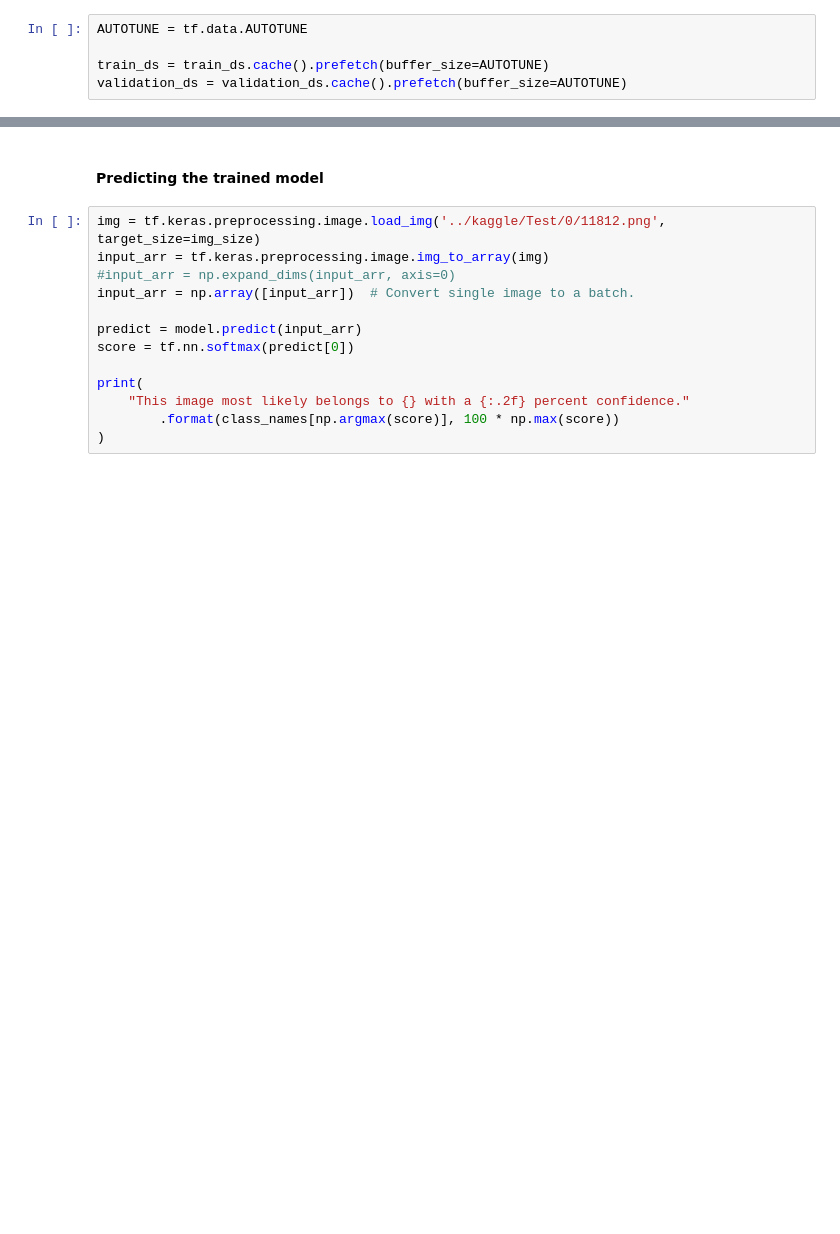
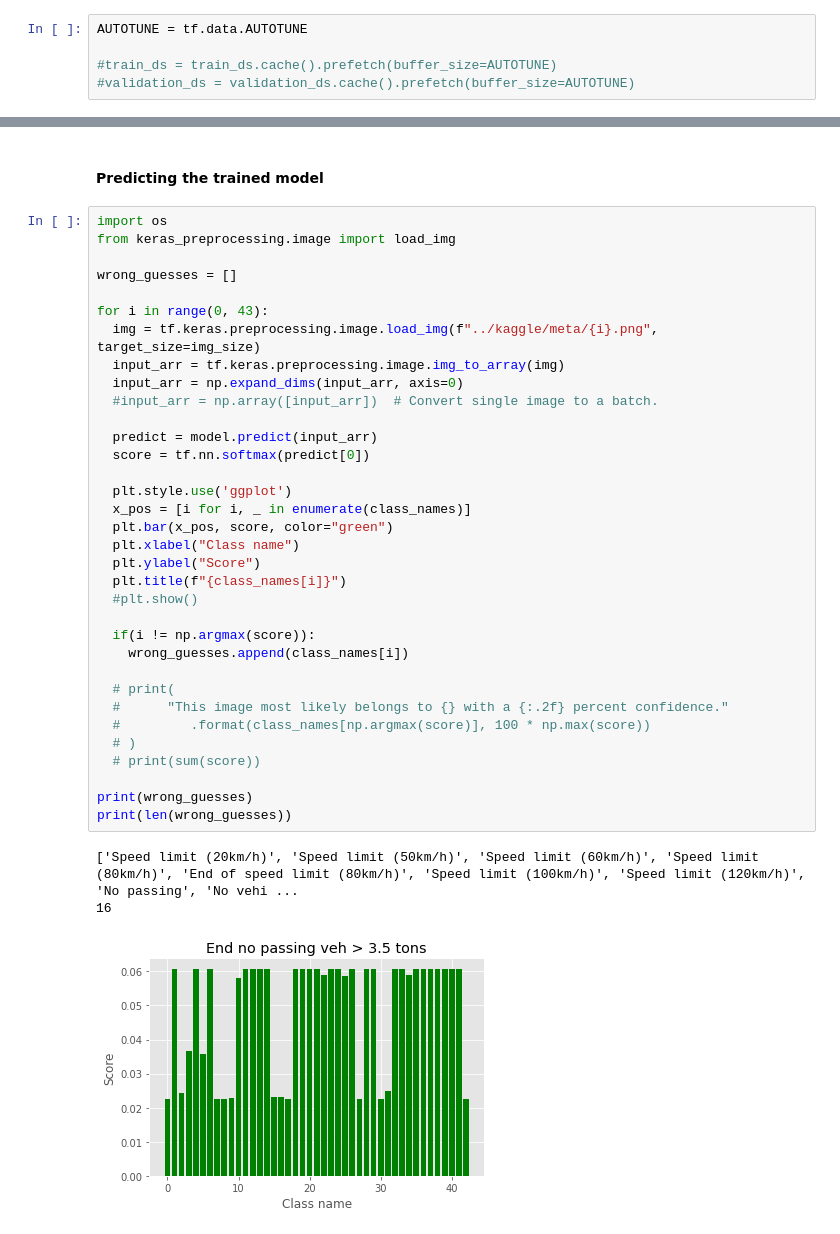
Before and after one commit to treyshotz/Traffic-Sign-Recognition, a Jupyter notebook: notebooks/main.ipynb, the cells around one changed output, grey strips where cells are left out. Cells and saved outputs as stored; diff of their text form; blank space fills up the shorter version.

```diff
--- a/notebooks/main.ipynb
+++ b/notebooks/main.ipynb
@@ -95,8 +169,8 @@ normalization_layer = tf.keras.layers.Rescaling(1. / 255)
 # %%
 AUTOTUNE = tf.data.AUTOTUNE
 
-train_ds = train_ds.cache().prefetch(buffer_size=AUTOTUNE)
-validation_ds = validation_ds.cache().prefetch(buffer_size=AUTOTUNE)
+#train_ds = train_ds.cache().prefetch(buffer_size=AUTOTUNE)
+#validation_ds = validation_ds.cache().prefetch(buffer_size=AUTOTUNE)
 # %% [markdown]
 ### Training the model
 # %%
@@ -189,15 +317,40 @@ print("test loss, test acc:", res)
 # %% [markdown]
 #### Predicting the trained model
 # %%
-img = tf.keras.preprocessing.image.load_img('../kaggle/Test/0/11812.png', target_size=img_size)
-input_arr = tf.keras.preprocessing.image.img_to_array(img)
-#input_arr = np.expand_dims(input_arr, axis=0)
-input_arr = np.array([input_arr])  # Convert single image to a batch.
+import os
+from keras_preprocessing.image import load_img
 
-predict = model.predict(input_arr)
-score = tf.nn.softmax(predict[0])
+wrong_guesses = []
 
-print(
-    "This image most likely belongs to {} with a {:.2f} percent confidence."
-        .format(class_names[np.argmax(score)], 100 * np.max(score))
-)
+for i in range(0, 43):
+  img = tf.keras.preprocessing.image.load_img(f"../kaggle/meta/{i}.png", target_size=img_size)
+  input_arr = tf.keras.preprocessing.image.img_to_array(img)
+  input_arr = np.expand_dims(input_arr, axis=0)
+  #input_arr = np.array([input_arr])  # Convert single image to a batch.
+
+  predict = model.predict(input_arr)
+  score = tf.nn.softmax(predict[0])
+
+  plt.style.use('ggplot')
+  x_pos = [i for i, _ in enumerate(class_names)]
+  plt.bar(x_pos, score, color="green")
+  plt.xlabel("Class name")
+  plt.ylabel("Score")
+  plt.title(f"{class_names[i]}")
+  #plt.show()
+
+  if(i != np.argmax(score)):
+    wrong_guesses.append(class_names[i])
+
+  # print(
+  #      "This image most likely belongs to {} with a {:.2f} percent confidence."
+  #         .format(class_names[np.argmax(score)], 100 * np.max(score))
+  # )
+  # print(sum(score))
+
+print(wrong_guesses)
+print(len(wrong_guesses))
+# %% [output]
+['Speed limit (20km/h)', 'Speed limit (50km/h)', 'Speed limit (60km/h)', 'Speed limit (80km/h)', 'End of speed limit (80km/h)', 'Speed limit (100km/h)', 'Speed limit (120km/h)', 'No passing', 'No vehi ...
+16
+[figure, added]
```
Also changed, not shown: parts of 15 cells of this notebook, 1 other file.
